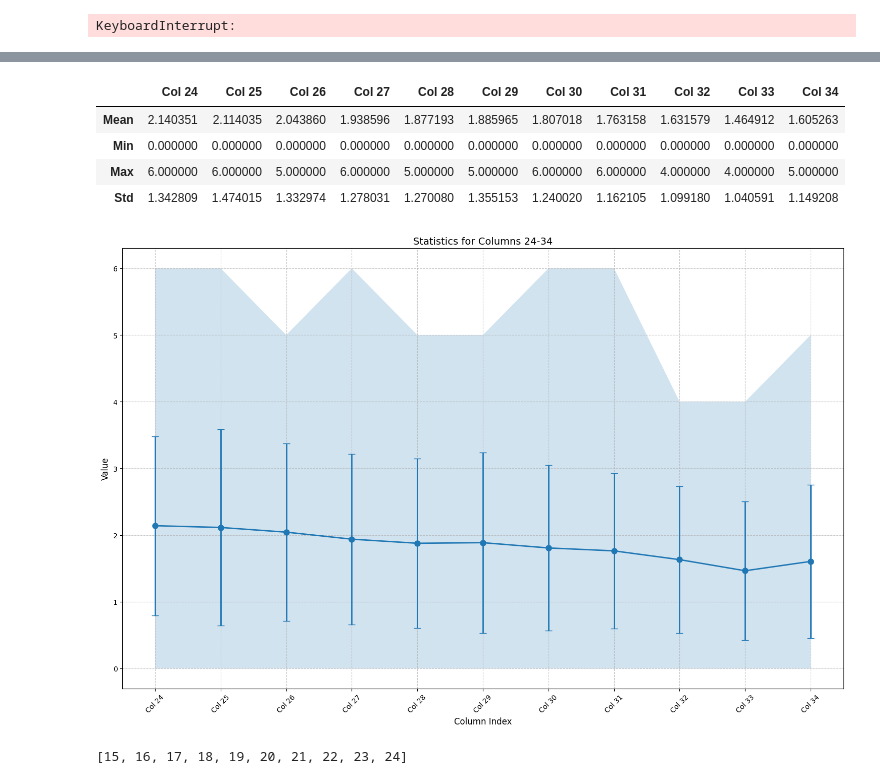
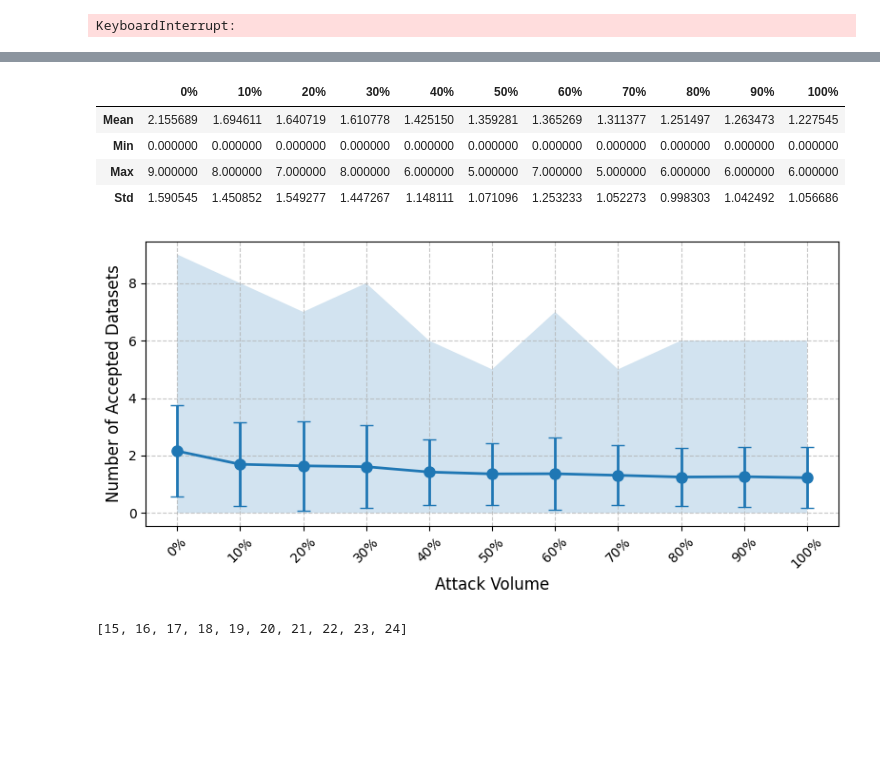
Before and after one commit to mg98/autonomos, a Jupyter notebook: notebook.ipynb, the cells around one changed output, grey strips where cells are left out. Drawn from its saved outputs; the diff is of its cells as text; code cells hidden in the pictures; blank space fills up the shorter version.

```diff
--- a/notebook.ipynb
+++ b/notebook.ipynb
@@ -473,10 +488,7 @@ KeyboardInterrupt:
 # %%
-import pandas as pd
-import numpy as np
-import matplotlib.pyplot as plt
-
 # Load the poisoning results from TSV file
 poison_results = pd.read_csv('results.tsv', sep='\t', header=None)
+poison_results.drop_duplicates(subset=[poison_results.columns[0]], inplace=True)
 poison_results.head()
 # %% [output]
 |  | 0 | 1 | 2 | 3 | 4 | 5 | 6 | 7 | 8 | 9 | ... | ... |
@@ -567,49 +662,48 @@ cols_to_analyze = list(range(24, 35))  # 24 to 34 inclusive
 stats_df = pd.DataFrame(index=['Mean', 'Min', 'Max', 'Std'])
 
 # Calculate statistics for each column
-for col in cols_to_analyze:
+for i, col in enumerate(cols_to_analyze):
     if col in poison_results.columns:
         col_stats = {
             'Mean': poison_results[col].mean(),
             'Min': poison_results[col].min(),
             'Max': poison_results[col].max(),
             'Std': poison_results[col].std()
         }
-        stats_df[f'Col {col}'] = pd.Series(col_stats)
+        stats_df[f'{i*10}%'] = pd.Series(col_stats)
 
 # Display the statistics table
 display(stats_df)
 
 # Create a visualization of these statistics
-plt.figure(figsize=(15, 10))
+plt.figure(figsize=(8, 4))
 
 # Plot mean values with error bars showing standard deviation
 x = np.arange(len(cols_to_analyze))
-means = [stats_df[f'Col {col}']['Mean'] for col in cols_to_analyze if f'Col {col}' in stats_df.columns]
-stds = [stats_df[f'Col {col}']['Std'] for col in cols_to_analyze if f'Col {col}' in stats_df.columns]
+means = [stats_df[f'{i*10}%']['Mean'] for i in range(len(cols_to_analyze)) if f'{i*10}%' in stats_df.columns]
+stds = [stats_df[f'{i*10}%']['Std'] for i in range(len(cols_to_analyze)) if f'{i*10}%' in stats_df.columns]
 
 plt.errorbar(x, means, yerr=stds, fmt='o-', capsize=5, linewidth=2, markersize=8)
 
 # Add min and max as a shaded region
-mins = [stats_df[f'Col {col}']['Min'] for col in cols_to_analyze if f'Col {col}' in stats_df.columns]
-maxs = [stats_df[f'Col {col}']['Max'] for col in cols_to_analyze if f'Col {col}' in stats_df.columns]
+mins = [stats_df[f'{i*10}%']['Min'] for i in range(len(cols_to_analyze)) if f'{i*10}%' in stats_df.columns]
+maxs = [stats_df[f'{i*10}%']['Max'] for i in range(len(cols_to_analyze)) if f'{i*10}%' in stats_df.columns]
 plt.fill_between(x, mins, maxs, alpha=0.2)
 
 plt.grid(True, linestyle='--', alpha=0.7)
-plt.xlabel('Column Index', fontsize=12)
-plt.ylabel('Value', fontsize=12)
-plt.title('Statistics for Columns 24-34', fontsize=14)
-plt.xticks(x, [f'Col {col}' for col in cols_to_analyze if f'Col {col}' in stats_df.columns], rotation=45)
+plt.xlabel('Attack Volume', fontsize=12)
+plt.ylabel('Number of Accepted Datasets', fontsize=12)
+plt.xticks(x, [f'0%', f'10%', f'20%', f'30%', f'40%', f'50%', f'60%', f'70%', f'80%', f'90%', f'100%'], rotation=45)
 
 plt.tight_layout()
 plt.show()
 # %% [output]
-|  | Col 24 | Col 25 | Col 26 | Col 27 | Col 28 | Col 29 | Col 30 | Col 31 | Col 32 | Col 33 | Col 34 |
-| Mean | 2.140351 | 2.114035 | 2.043860 | 1.938596 | 1.877193 | 1.885965 | 1.807018 | 1.763158 | 1.631579 | 1.464912 | 1.605263 |
+|  | 0% | 10% | 20% | 30% | 40% | 50% | 60% | 70% | 80% | 90% | 100% |
+| Mean | 2.155689 | 1.694611 | 1.640719 | 1.610778 | 1.425150 | 1.359281 | 1.365269 | 1.311377 | 1.251497 | 1.263473 | 1.227545 |
 | Min | 0.000000 | 0.000000 | 0.000000 | 0.000000 | 0.000000 | 0.000000 | 0.000000 | 0.000000 | 0.000000 | 0.000000 | 0.000000 |
-| Max | 6.000000 | 6.000000 | 5.000000 | 6.000000 | 5.000000 | 5.000000 | 6.000000 | 6.000000 | 4.000000 | 4.000000 | 5.000000 |
-| Std | 1.342809 | 1.474015 | 1.332974 | 1.278031 | 1.270080 | 1.355153 | 1.240020 | 1.162105 | 1.099180 | 1.040591 | 1.149208 |
+| Max | 9.000000 | 8.000000 | 7.000000 | 8.000000 | 6.000000 | 5.000000 | 7.000000 | 5.000000 | 6.000000 | 6.000000 | 6.000000 |
+| Std | 1.590545 | 1.450852 | 1.549277 | 1.447267 | 1.148111 | 1.071096 | 1.253233 | 1.052273 | 0.998303 | 1.042492 | 1.056686 |
-[figure, old version]
+[figure, new version]
 # %%
 def fixed_window(items, target_index, window_size):
     assert target_index < len(items) and target_index >= 0
```
Also changed, not shown: parts of 14 cells of this notebook, 27 other files.
